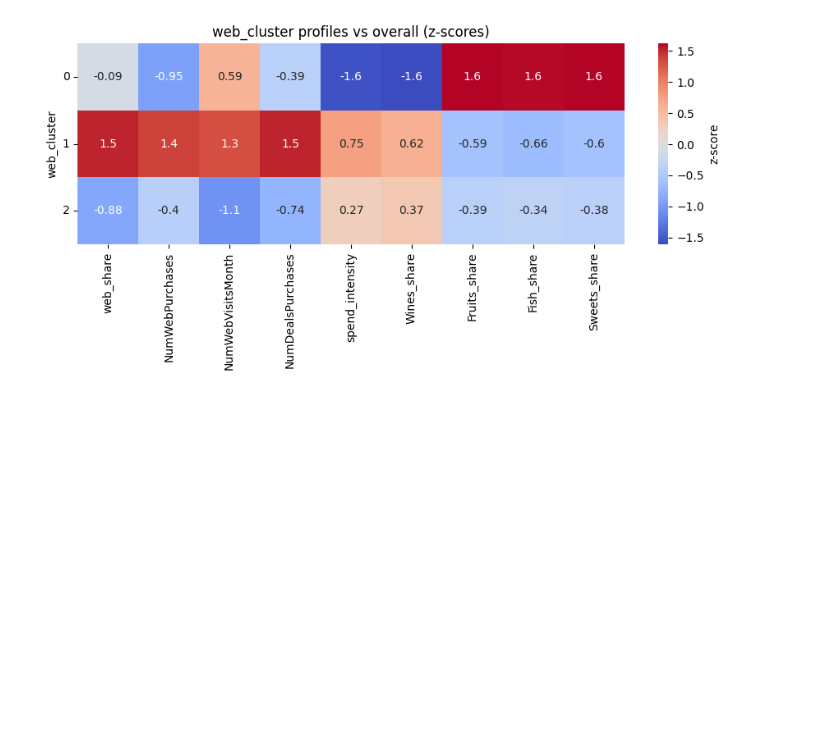
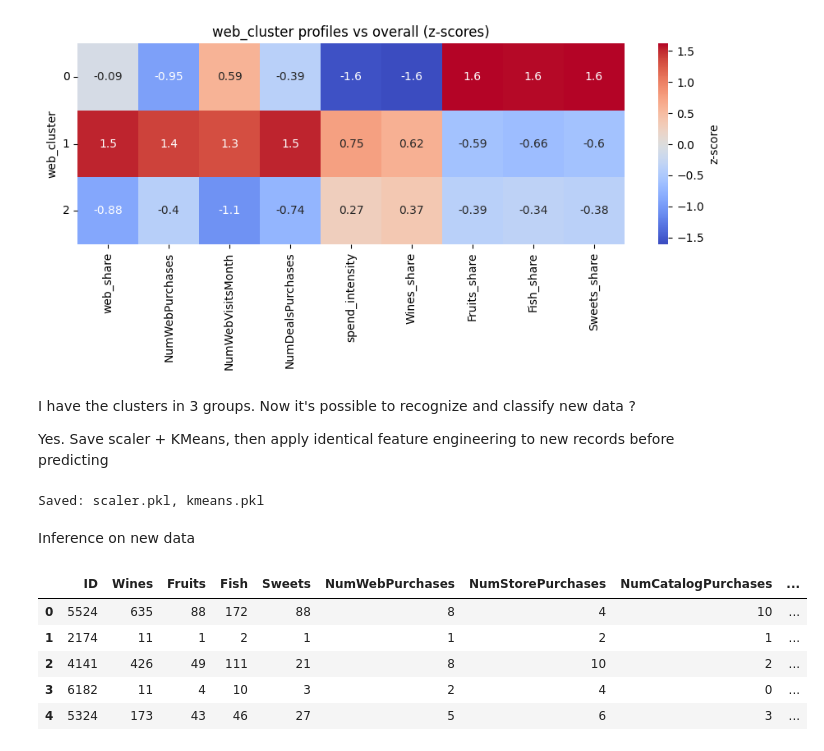
Before and after one commit to jkyamaguchi/ReDI-AI, a Jupyter notebook: Project/notebooks/customer_segmentation.ipynb, the cells around one changed output. Drawn from its saved outputs; the diff is of its cells as text; code cells hidden in the pictures; blank space fills up the shorter version.

```diff
--- a/Project/customer_segmentation.ipynb
+++ b/Project/notebooks/customer_segmentation.ipynb
@@ -828,3 +829,35 @@ Cluster 0  |  size=495
 - Product tilt: Wines=79%, Fish=9%
 - Actions: Lead with Wines and Fish content/bundles on web
 [figure]
+# %% [markdown]
+I have the clusters in 3 groups. Now it's possible to recognize and classify new data ?
+
+Yes. Save scaler + KMeans, then apply identical feature engineering to new records before predicting
+# %%
+# === Persist artifacts (run right after clustering) ===
+import joblib
+
+cluster_features = [
+    'spend_intensity',
+    'Wines_share','Fruits_share','Fish_share','Sweets_share',
+    'NumWebPurchases','NumWebVisitsMonth','web_share',
+    'NumDealsPurchases'
+]
+
+# Ensure objects exist
+_ = best_model.cluster_centers_
+_ = scaler.center_ if hasattr(scaler, 'center_') else scaler.scale_
+
+joblib.dump(scaler, 'scaler.pkl')
+joblib.dump(best_model, 'kmeans.pkl')
+print("Saved: scaler.pkl, kmeans.pkl")
+
+# Optional: segment name mapping if created earlier
+segment_map = df.groupby('web_cluster')['segment_name'].first() if 'segment_name' in df.columns else None
+if segment_map is not None:
+    joblib.dump(segment_map.to_dict(), 'segment_map.pkl')
+    print("Saved: segment_map.pkl")
+# %% [output]
+Saved: scaler.pkl, kmeans.pkl
+# %% [markdown]
+Inference on new data
@@ -830,0 +910,11 @@ Cluster 0  |  size=495
+# %%
+incoming = pd.read_csv('../data/new_customers.csv')
+classified = classify_new(incoming)
+classified.head()
+# %% [output]
+|  | ID | Wines | Fruits | Fish | Sweets | NumWebPurchases | NumStorePurchases | NumCatalogPurchases | ... |
+| 0 | 5524 | 635 | 88 | 172 | 88 | 8 | 4 | 10 | ... |
+| 1 | 2174 | 11 | 1 | 2 | 1 | 1 | 2 | 1 | ... |
+| 2 | 4141 | 426 | 49 | 111 | 21 | 8 | 10 | 2 | ... |
+| 3 | 6182 | 11 | 4 | 10 | 3 | 2 | 4 | 0 | ... |
+| 4 | 5324 | 173 | 43 | 46 | 27 | 5 | 6 | 3 | ... |
```
Also changed, not shown: parts of 5 cells of this notebook, 6 other files.
